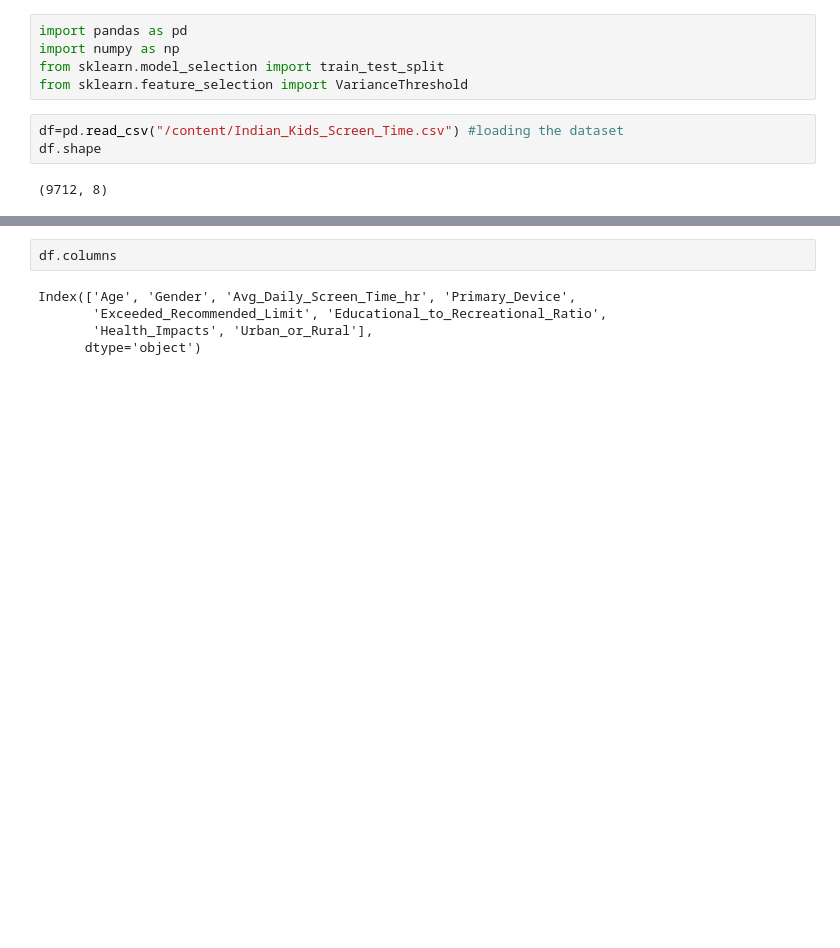
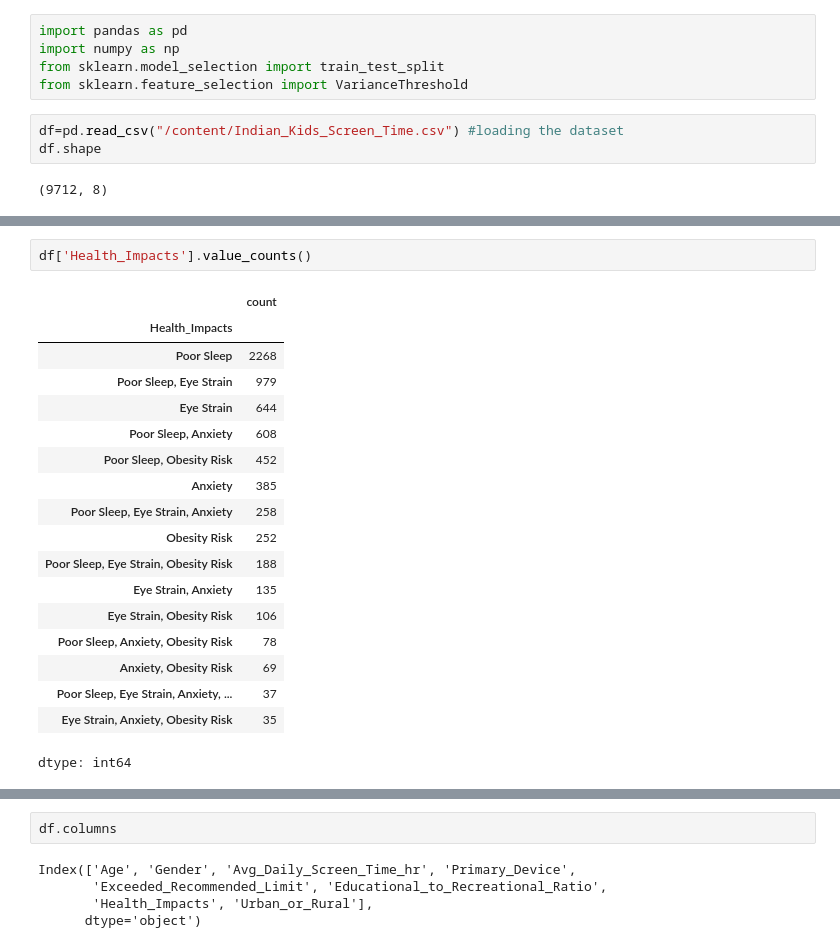
Before and after one commit to Spandana2704/ML, a Jupyter notebook: ML2.ipynb, the cells around one changed output, grey strips where cells are left out. Drawn from its saved outputs; the diff is of its cells as text; blank space fills up the shorter version.

```diff
--- a/ML2.ipynb
+++ b/ML2.ipynb
@@ -29,3 +29,24 @@ df
+# %%
+df['Health_Impacts'].value_counts()
+# %% [output]
+|  | count |
+| Health_Impacts |  |
+| Poor Sleep | 2268 |
+| Poor Sleep, Eye Strain | 979 |
+| Eye Strain | 644 |
+| Poor Sleep, Anxiety | 608 |
+| Poor Sleep, Obesity Risk | 452 |
+| Anxiety | 385 |
+| Poor Sleep, Eye Strain, Anxiety | 258 |
+| Obesity Risk | 252 |
+| Poor Sleep, Eye Strain, Obesity Risk | 188 |
+| Eye Strain, Anxiety | 135 |
+| Eye Strain, Obesity Risk | 106 |
+| Poor Sleep, Anxiety, Obesity Risk | 78 |
+| Anxiety, Obesity Risk | 69 |
+| Poor Sleep, Eye Strain, Anxiety, ... | 37 |
+| Eye Strain, Anxiety, Obesity Risk | 35 |
+dtype: int64
 # %%
 [col for col in df.columns if df[col].isnull().sum()>0] #check if there is null data
 # %% [output]
```
Also changed, not shown: parts of 5 cells of this notebook.
